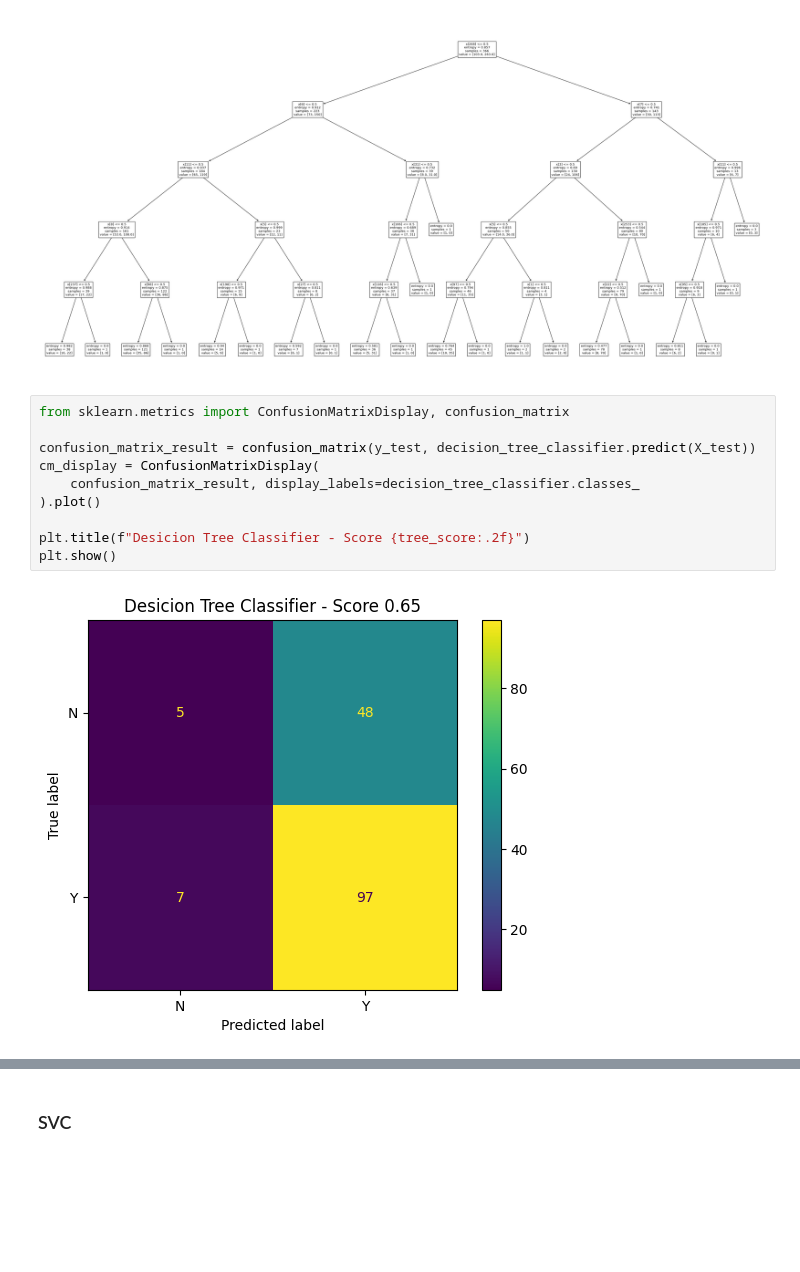
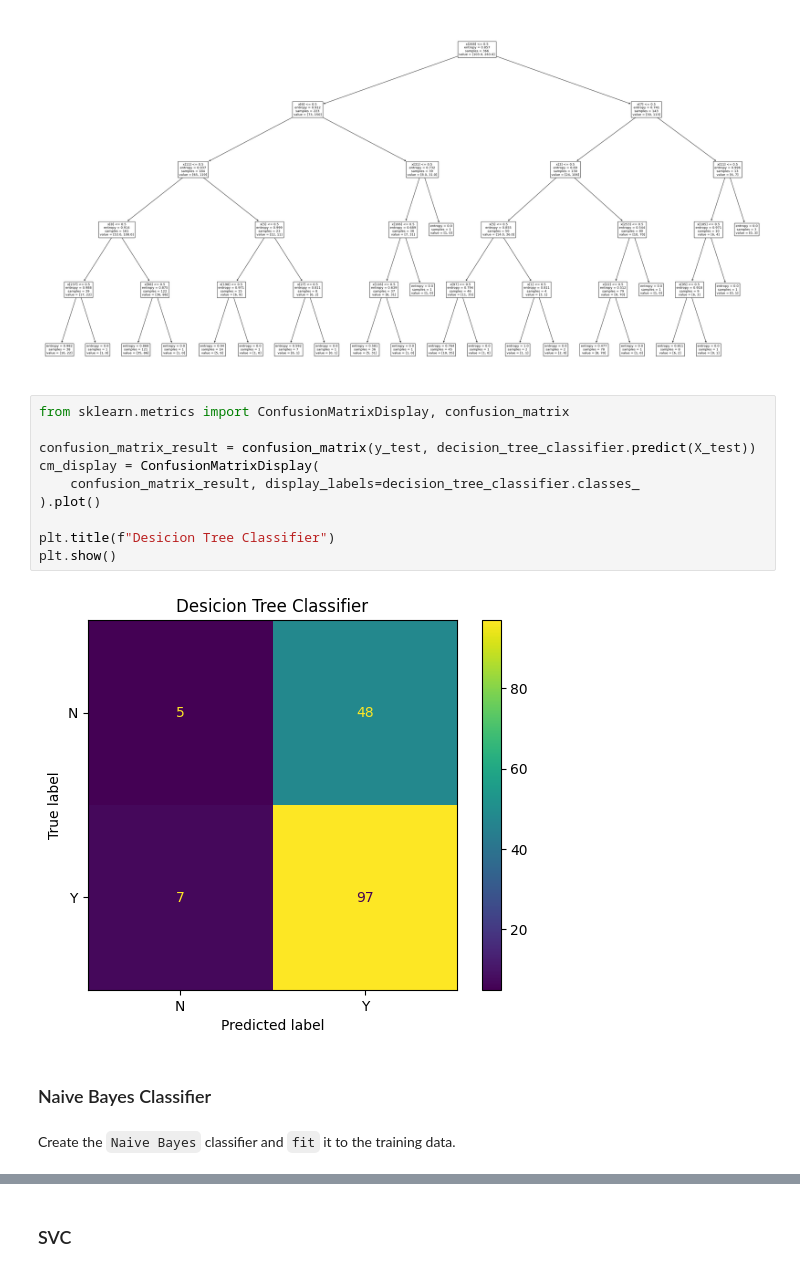
Before and after one commit to Hadronomy/solo-tid-project, a Jupyter notebook: notebooks/analysis.ipynb, the cells around one changed output, grey strips where cells are left out. Saved outputs shown, nothing was run; the diff lists cells and outputs as text; blank space fills up the shorter version.

```diff
--- a/notebooks/analysis.ipynb
+++ b/notebooks/analysis.ipynb
@@ -240,12 +268,16 @@ plt.rcdefaults()
 # %%
 from sklearn.metrics import ConfusionMatrixDisplay, confusion_matrix
 
 confusion_matrix_result = confusion_matrix(y_test, decision_tree_classifier.predict(X_test))
 cm_display = ConfusionMatrixDisplay(
     confusion_matrix_result, display_labels=decision_tree_classifier.classes_
 ).plot()
 
-plt.title(f"Desicion Tree Classifier - Score {tree_score:.2f}")
+plt.title(f"Desicion Tree Classifier")
 plt.show()
 # %% [output]
-[figure, old version]
+[figure, new version]
+# %% [markdown]
+### Naive Bayes Classifier
+# %% [markdown]
+Create the `Naive Bayes` classifier and `fit` it to the training data.
```
Also changed, not shown: parts of 13 cells of this notebook, 4 other files.
